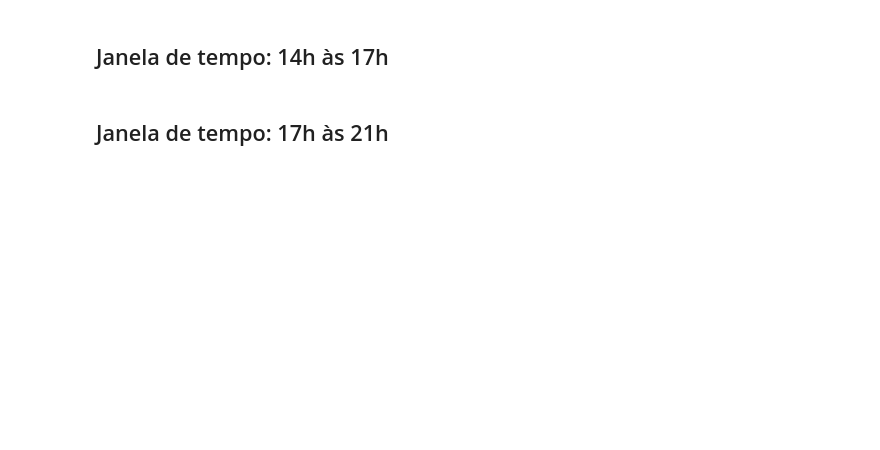
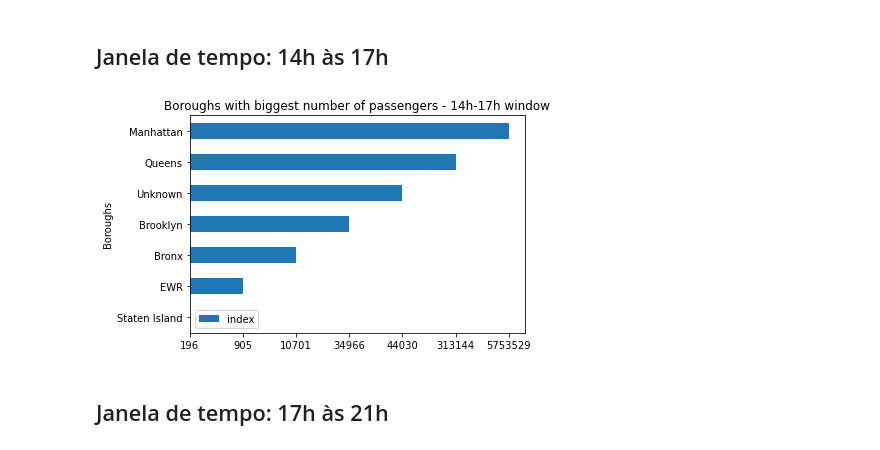
Before and after one commit to nandacamargo/pyspark-ny-taxis-analysis, a Jupyter notebook: time-windows-taxis.ipynb, the cells around one changed output. Saved outputs shown, nothing was run; the diff lists cells and outputs as text; code cells hidden in the pictures; blank space fills up the shorter version.

```diff
--- a/time-windows-taxis.ipynb
+++ b/time-windows-taxis.ipynb
@@ -151,9 +163,14 @@ range_eleven_to_fourteen = start_end_times_df.filter((col('start_hour') >= 11) &
 # %%
 range_fourteen_to_seventeen = start_end_times_df.filter((col('start_hour') >= 14) & (col('start_hour') < 17) & (col('end_hour') < 17))
 
-#result4_df = result4.toPandas()
-#ax = result4_df.plot(kind='bar',x='total_passengers', y='Borough')
-#set_labels_title(ax, 1)
+result4 = range_fourteen_to_seventeen.groupBy("Borough").agg(F.sum("passenger_count").alias("total_passengers")).orderBy(col("total_passengers").desc())
+
+result4_df = result4.toPandas()
+# %%
+#Call method responsible for preparing data for the chart
+define_axis(result4_df, "14h-17h")
+# %% [output]
+[figure, added]
 # %% [markdown]
 ## Janela de tempo: 17h às 21h
 # %%
```
Also changed, not shown: parts of 15 cells of this notebook.
